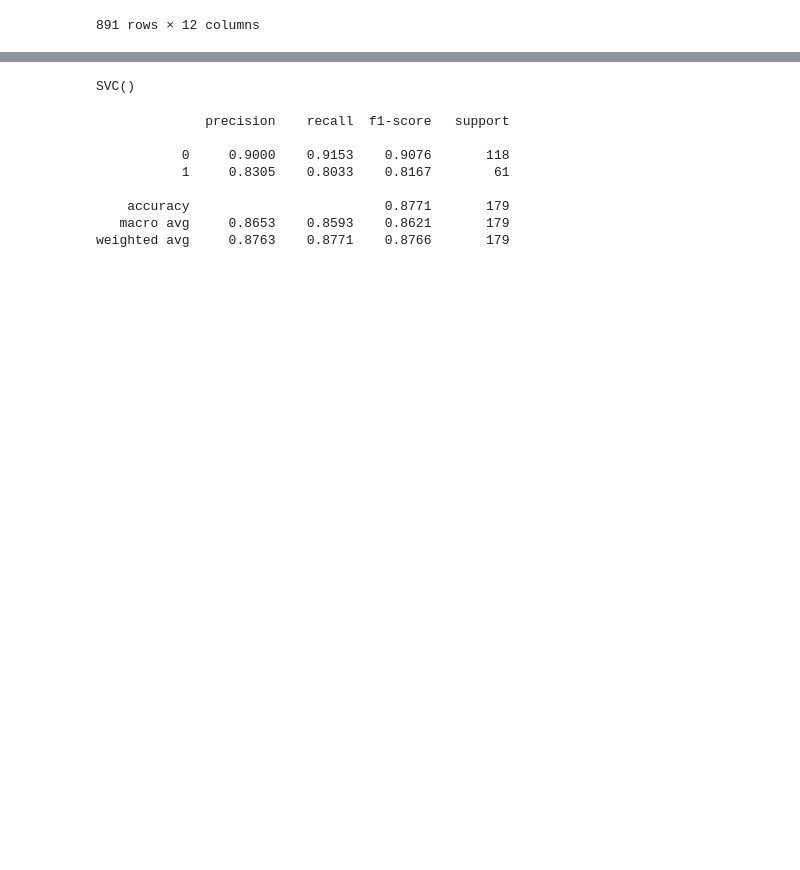
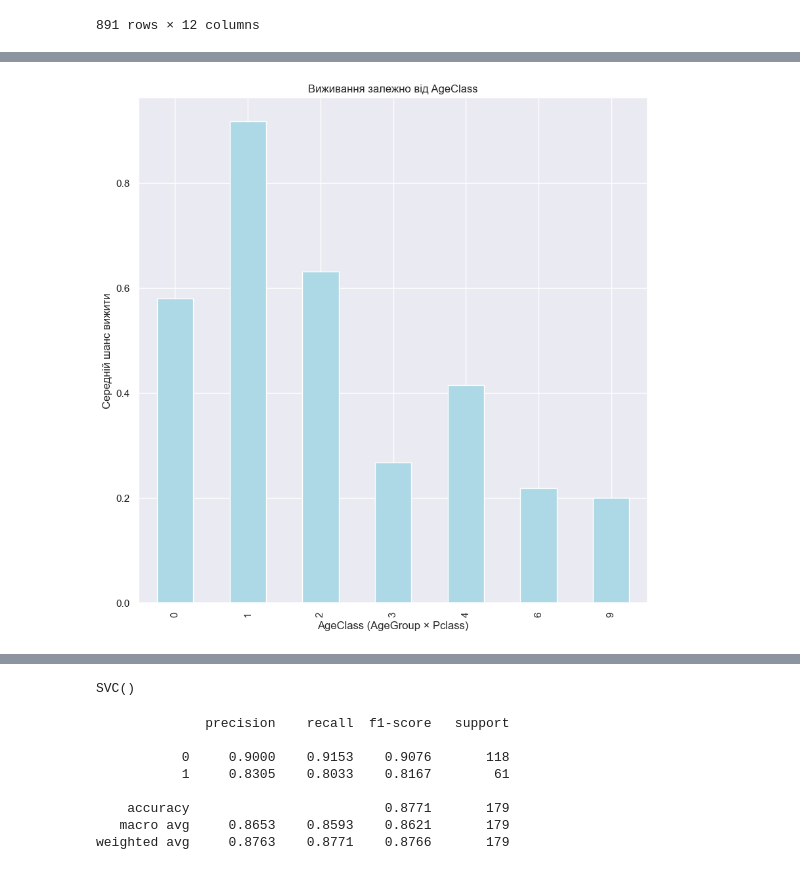
Before and after one commit to KAKAkomboo/AI-AND-ML, a Jupyter notebook: Titanic_Dataset/DSTitanic.ipynb, the cells around one changed output, grey strips where cells are left out. Saved outputs shown, nothing was run; the diff lists cells and outputs as text; code cells hidden in the pictures; blank space fills up the shorter version.

```diff
--- a/Titanic_Dataset/DSTitanic.ipynb
+++ b/Titanic_Dataset/DSTitanic.ipynb
@@ -74,0 +91,11 @@ df['AgeClass'] = df['AgeGroup'] * df['Pclass']
+# %%
+# Від віку і классу (Pclass) виживають чи ні
+
+ageclass_survival = df.groupby('AgeClass')['Survived'].mean()
+ageclass_survival.plot(kind='bar', color='lightblue')
+plt.ylabel('Середній шанс вижити')
+plt.xlabel('AgeClass (AgeGroup × Pclass)')
+plt.title('Виживання залежно від AgeClass')
+plt.show()
+# %% [output]
+[figure, added]
```
Also changed, not shown: parts of 4 cells of this notebook.
